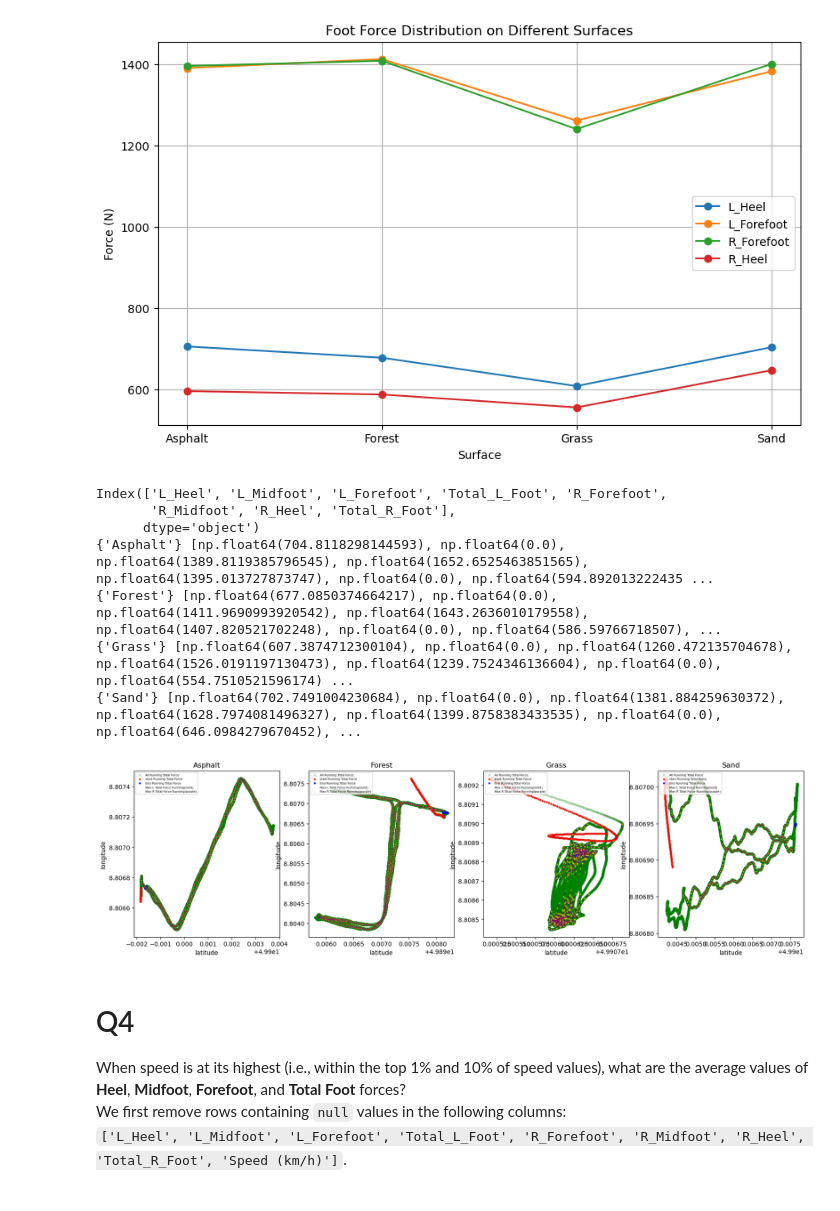
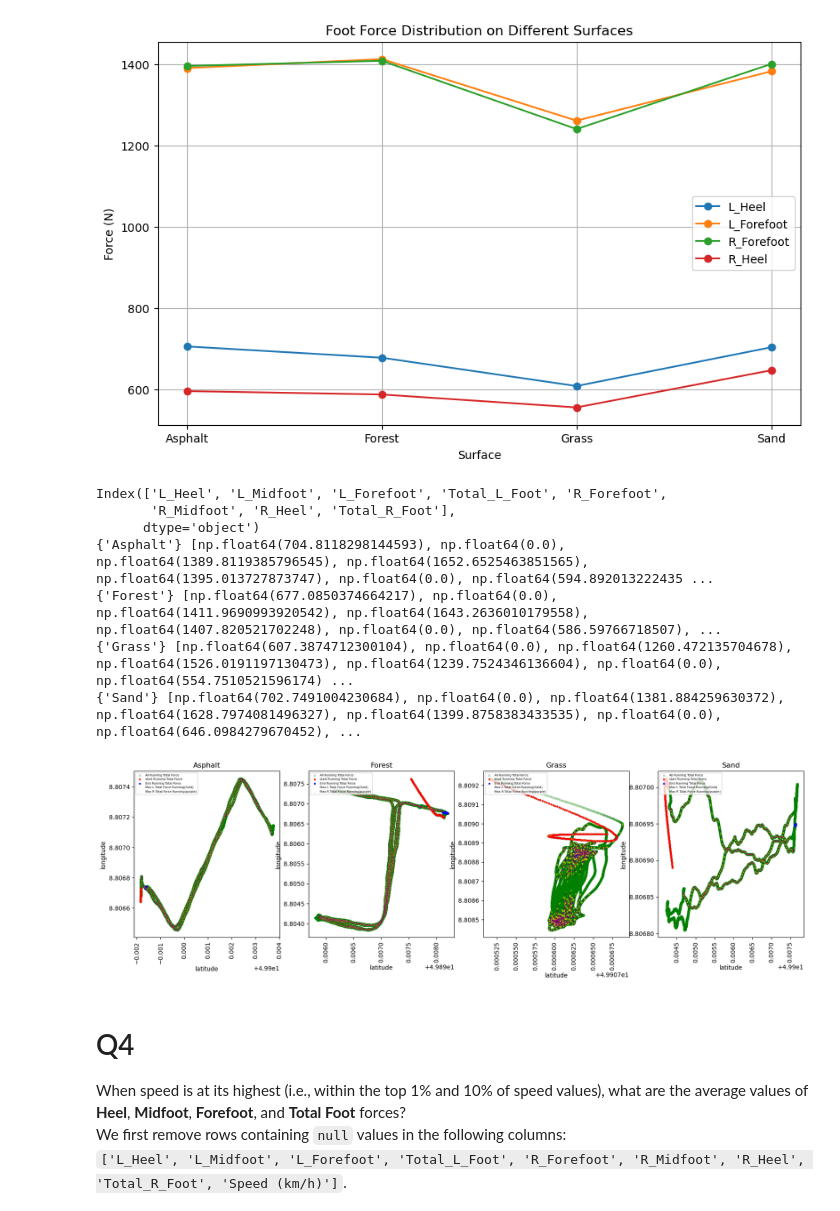
Before and after one commit to Fatemeh-aboulhassani/Movement-Analysis, a Jupyter notebook: notebooks/3. Analysis Foot HeartRate GPX.ipynb, the cells around one changed output. Saved outputs shown, nothing was run; the diff lists cells and outputs as text; code cells hidden in the pictures.

```diff
--- a/notebooks/3. Analysis Foot HeartRate GPX.ipynb
+++ b/notebooks/3. Analysis Foot HeartRate GPX.ipynb
@@ -214,6 +214,7 @@ for i in name_17:
     print(f"Date: {df["value"].iloc[2]}  foundation: {df["foundation"].iloc[0]}  speed(km/h): {mead_speed}")
     loc_plot+=1
     plt.xlabel("latitude")
+    plt.xticks(rotation=90)
     plt.ylabel("longitude")
     plt.title(f"{df["foundation"].iloc[0]}")
     plt.legend(loc='upper left', fontsize=5)
@@ -362,6 +362,7 @@ for i in name_17:
     print(f"Date: {df["value"].iloc[2]}  foundation: {df["foundation"].iloc[0]}  HR (bpm) : {mead_HR}")
     loc_plot+=1
     plt.xlabel("latitude")
+    plt.xticks(rotation=90)
     plt.ylabel("longitude")
     plt.title(f"{df["foundation"].iloc[0]}")
     plt.legend(loc='upper left', fontsize=5)
@@ -503,34 +504,35 @@ for i in name_17:
         sorted_speeds = df[j].sort_values(ascending=False)
         top_1_percent = sorted_speeds.head(int(len(sorted_speeds) * top))
         mean_top_1_percent = top_1_percent.mean()
         row_data.append(mean_top_1_percent)
     print({df["foundation"].iloc[0]} , list(row_data))
 
     sorted_df_speed = df.sort_values(by="Total_L_Foot", ascending=False)
     top_df = sorted_df_speed.head(int(len(sorted_df_speed) * top))
     plt.scatter(top_df["latitude"], top_df["longitude"],
                 s=1, color="gold", alpha=0.10, linestyle='-',
                 label="Max L Total Force Running(Gold)")
 
     sorted_df_speed = df.sort_values(by="Total_R_Foot", ascending=False)
     top_df = sorted_df_speed.head(int(len(sorted_df_speed) * top))
     plt.scatter(top_df["latitude"], top_df["longitude"],
                 s=1, color="purple", alpha=0.08, linestyle='-',
                 label="Max R Total Force Running(purple)")
     loc_plot+=1
     plt.xlabel("latitude")
+    plt.xticks(rotation=90)
     plt.ylabel("longitude")
     plt.title(f"{df["foundation"].iloc[0]}")
     plt.legend(loc='upper left', fontsize=5)
 # %% [output]
 Index(['L_Heel', 'L_Midfoot', 'L_Forefoot', 'Total_L_Foot', 'R_Forefoot',
        'R_Midfoot', 'R_Heel', 'Total_R_Foot'],
       dtype='object')
 {'Asphalt'} [np.float64(704.8118298144593), np.float64(0.0), np.float64(1389.8119385796545), np.float64(1652.6525463851565), np.float64(1395.013727873747), np.float64(0.0), np.float64(594.892013222435 ...
 {'Forest'} [np.float64(677.0850374664217), np.float64(0.0), np.float64(1411.9690993920542), np.float64(1643.2636010179558), np.float64(1407.820521702248), np.float64(0.0), np.float64(586.59766718507), ...
 {'Grass'} [np.float64(607.3874712300104), np.float64(0.0), np.float64(1260.472135704678), np.float64(1526.0191197130473), np.float64(1239.7524346136604), np.float64(0.0), np.float64(554.7510521596174) ...
 {'Sand'} [np.float64(702.7491004230684), np.float64(0.0), np.float64(1381.884259630372), np.float64(1628.7974081496327), np.float64(1399.8758383433535), np.float64(0.0), np.float64(646.0984279670452), ...
-[figure, old version]
+[figure, new version]
 # %% [markdown]
 # Q4
 When speed is at its highest (i.e., within the top 1% and 10% of speed values), what are the average values of **Heel**, **Midfoot**, **Forefoot**, and **Total Foot** forces?
```
Also changed, not shown: parts of 5 cells of this notebook.
